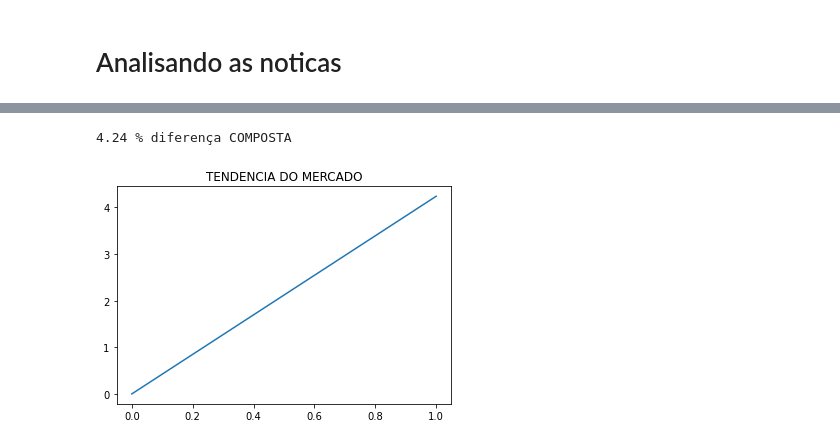
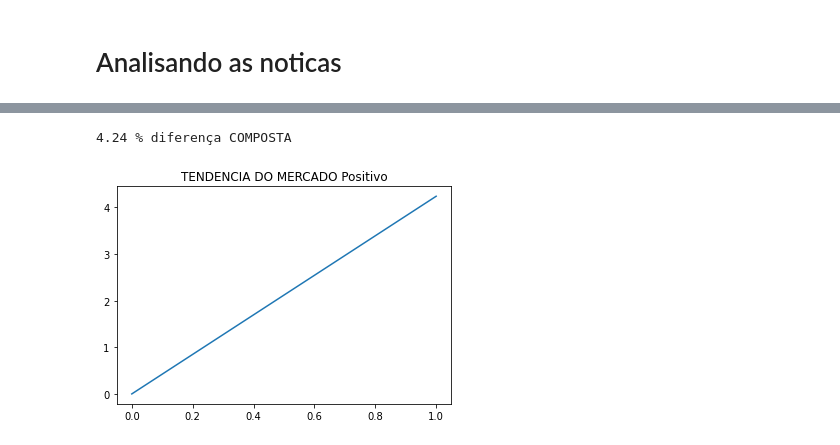
Before and after one commit to towcorp/analise_noticias-vaderSentiment, a Jupyter notebook: noticiasCripto.ipynb, the cells around one changed output, grey strips where cells are left out. Saved outputs shown, nothing was run; the diff lists cells and outputs as text; code cells hidden in the pictures.

```diff
--- a/noticiasCripto.ipynb
+++ b/noticiasCripto.ipynb
@@ -179,26 +182,26 @@ print(round(resultado*100,2), '% favoravel')
 # %%
 # TESTANDO VARIAÇÕES
 
 nega = df['negative'].max()-df['negative'].min()
 posi = df['positive'].max()-df['positive'].min()
 comp = df['compound'].max()+df['compound'].min()
 favoravel = (posi+nega)
 mercado = comp*100
 print((round(mercado,2)), '% diferença COMPOSTA')
 
 if mercado < 0:
   plt.plot([0, 1], [0, mercado])
-  plt.title('TENDENCIA DO MERCADO')
+  plt.title('TENDENCIA DO MERCADO Negativo')
 
   plt.show()
 else:
 
   plt.plot([0, 1], [0, mercado])
-  plt.title('TENDENCIA DO MERCADO')
+  plt.title('TENDENCIA DO MERCADO Positivo')
   plt.show()
 # %% [output]
 4.24 % diferença COMPOSTA
-[figure, old version]
+[figure, new version]
 # %%
 dominancia_mercado = df['compound'].mean()
 print(round(dominancia_mercado,2), '% diferença MEDIA')
```
Also changed, not shown: parts of 15 cells of this notebook.
